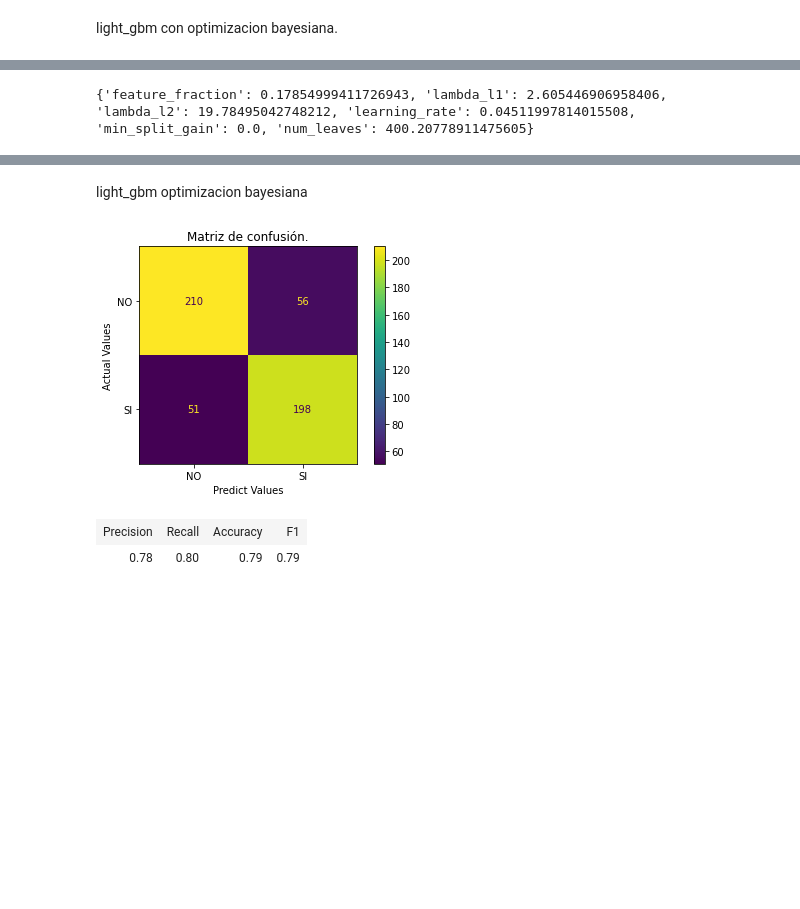
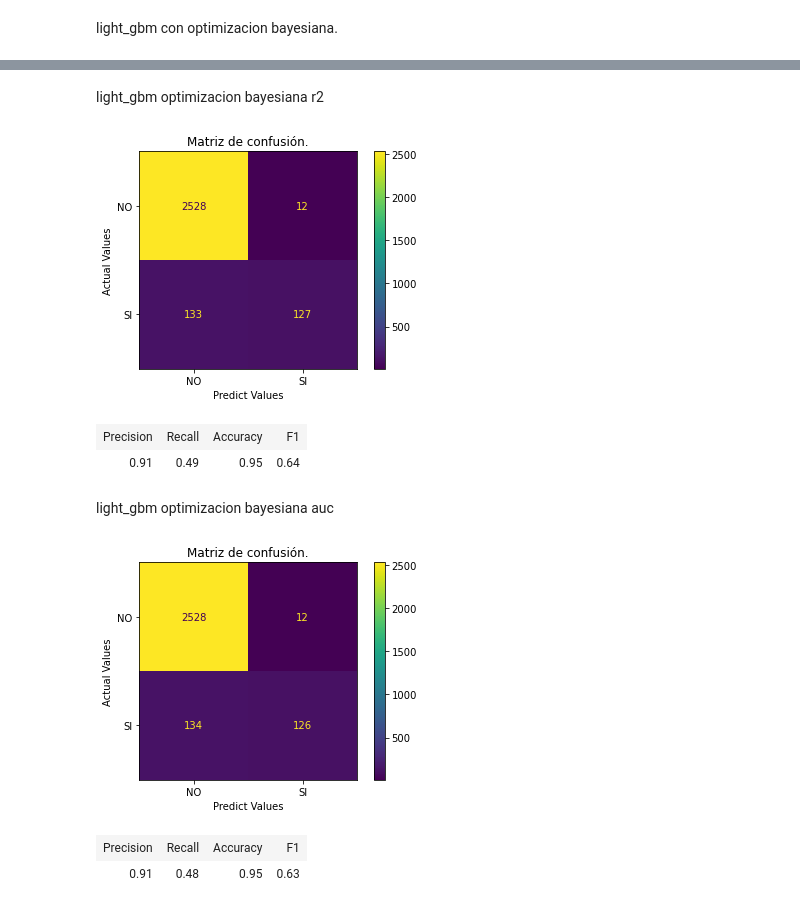
Before and after one commit to nmarcovecchio/tfi_itba_gfw, a Jupyter notebook: python/notebooks/tfi_con_FeatureEngenieering.ipynb, the cells around one changed output, grey strips where cells are left out. Cells and saved outputs as stored; diff of their text form; code cells hidden in the pictures; blank space fills up the shorter version.

```diff
--- a/python/notebooks/tfi_con_FeatureEngenieering.ipynb
+++ b/python/notebooks/tfi_con_FeatureEngenieering.ipynb
@@ -331,7 +330,7 @@ y = application_train.is_fishing
 
 #dtrain = lgb.Dataset(data=X, label=y)
 
-def bayesion_opt_lgbm(X, y, init_iter=3, n_iters=7, random_state=11, seed = 101, num_iterations=100):
+def bayesion_opt_lgbm(X, y, init_iter=3, n_iters=7, random_state=11, seed = 101, num_iterations=100,metric_error='AUC'):
     dtrain = lgb.Dataset(data=X, label=y)
 
     def lgb_r2_score(preds, dtrain):
@@ -348,7 +347,7 @@ def bayesion_opt_lgbm(X, y, init_iter=3, n_iters=7, random_state=11, seed = 101,
     def hyp_lgbm(num_leaves, feature_fraction,   min_split_gain, lambda_l1, lambda_l2, learning_rate):
 
             params = {'application':'binary','num_iterations': num_iterations,'early_stopping_round':int(50 + 7/learning_rate),
-                        'metric':'auc_score'} # Default parameters
+                        'metric':'lgb_r2_score'} # Default parameters
 
             params["num_leaves"] = int(round(num_leaves))
             params['feature_fraction'] = max(min(feature_fraction, 1), 0)
@@ -364,11 +363,15 @@ def bayesion_opt_lgbm(X, y, init_iter=3, n_iters=7, random_state=11, seed = 101,
             params['verbose']=-1
             params['objective'] ='binary'
             params['boost_from_average']=True #adjusts initial score to the mean of labels for faster convergence
-
-            cv_results = lgb.cv(params, dtrain, nfold=3, seed=seed,categorical_feature=[], stratified=False, verbose_eval =None, feval=auc_score)
+            if metric_error == 'AUC':
+                cv_results = lgb.cv(params, dtrain, nfold=3, seed=seed,categorical_feature=[], stratified=False, verbose_eval =None, feval=auc_score)
+                return np.max(cv_results['auc-mean'])
+            elif metric_error == 'R2':
+                cv_results = lgb.cv(params, dtrain, nfold=3, seed=seed,categorical_feature=[], stratified=False, verbose_eval =None, feval=lgb_r2_score)
+                return np.max(cv_results['r2-mean'])
 
             # print(cv_results)
-            return np.max(cv_results['auc-mean'])
+
     # Domain space-- Range of hyperparameters
     #https://lightgbm.readthedocs.io/en/latest/Parameters.html
 
@@ -385,17 +388,17 @@ def bayesion_opt_lgbm(X, y, init_iter=3, n_iters=7, random_state=11, seed = 101,
                 'learning_rate':(0.01, 0.2)
                 }
 
-
-
     # Surrogate model
     optimizer = BayesianOptimization(hyp_lgbm, pds, random_state=random_state)
-
     # Optimize
     optimizer.maximize(init_points=init_iter, n_iter=n_iters)
     return optimizer.max['params']
 
-parametros_optimos = bayesion_opt_lgbm(X, y, init_iter=100, n_iters=1900, random_state=50, seed = 40, num_iterations = 999999)
-print(parametros_optimos)
+parametros_optimos_r2 = bayesion_opt_lgbm(X, y, init_iter=50, n_iters=600, random_state=50, seed = 40, num_iterations = 999999, metric_error='R2')
+parametros_optimos_auc = bayesion_opt_lgbm(X, y, init_iter=50, n_iters=600, random_state=50, seed = 40, num_iterations = 999999, metric_error='AUC')
+
+print(parametros_optimos_r2)
+print(parametros_optimos_auc)
 # %% [output]
 |   iter    |  target   | featur... | lambda_l1 | lambda_l2 | learni... | min_sp... | num_le... |
 -------------------------------------------------------------------------------------------------
@@ -417,10 +420,8 @@ print(parametros_optimos)
-# %%
-print(parametros_optimos)
-# %% [output]
-{'feature_fraction': 0.17854999411726943, 'lambda_l1': 2.605446906958406, 'lambda_l2': 19.78495042748212, 'learning_rate': 0.04511997814015508, 'min_split_gain': 0.0, 'num_leaves': 400.20778911475605}
 # %%
 #parametros_optimos['max_depth'] = int(round(parametros_optimos['max_depth']))
-parametros_optimos['num_leaves'] = int(round(parametros_optimos['num_leaves']))
+parametros_optimos_r2['num_leaves'] = int(round(parametros_optimos_r2['num_leaves']))
+parametros_optimos_auc['num_leaves'] = int(round(parametros_optimos_auc['num_leaves']))
+
 
 dtrain = lgb.Dataset(data=X, label=y)
 def lgb_r2_score(preds, dtrain):
@@ -432,21 +433,32 @@ def auc_score(preds,dtrain):
         return 'auc', roc_auc_score(labels, preds), True
 
 #dt = lgb.train(parametros_optimos,  dtrain,categorical_feature=[], verbose_eval =None, feval=lgb_r2_score)
-dt = lgb.train(parametros_optimos,  dtrain,categorical_feature=[], verbose_eval =None, feval=auc_score)
+dt_r2 = lgb.train(parametros_optimos_r2,  dtrain,categorical_feature=[], verbose_eval =None, feval=lgb_r2_score)
+dt_auc = lgb.train(parametros_optimos_auc,  dtrain,categorical_feature=[], verbose_eval =None, feval=auc_score)
 
 #clf = lgb.fit(parametros_optimos,  dtrain,categorical_feature=[], verbose_eval =None, feval=lgb_r2_score)
 
 #lgb.plot_importance(dt)
 
-y_pred = dt.predict(X_test)
+y_pred = dt_r2.predict(X_test)
 #if>=0.5 ---> 1
 #else ---->0
 #rounding the values
 y_pred=y_pred.round(0)
 y_pred=y_pred.astype(int)
 y_pred = np.where(y_pred == 1, 'SI', 'NO')
+lgbm_precision_score_r2, lgbm_recall_score_r2, lgbm_accuracy_score_r2, lgbm_f1_score_r2 = evaluate_model('light_gbm optimizacion bayesiana r2',y_test, y_pred)
+
+y_pred = dt_auc.predict(X_test)
+#if>=0.5 ---> 1
+#else ---->0
+#rounding the values
+y_pred=y_pred.round(0)
+y_pred=y_pred.astype(int)
+y_pred = np.where(y_pred == 1, 'SI', 'NO')
+lgbm_precision_score_auc, lgbm_recall_score_auc, lgbm_accuracy_score_auc, lgbm_f1_score_auc = evaluate_model('light_gbm optimizacion bayesiana auc',y_test, y_pred)
+
 #print(y_pred)
 
-lgbm_precision_score, lgbm_recall_score, lgbm_accuracy_score, lgbm_f1_score = evaluate_model('light_gbm optimizacion bayesiana',y_test, y_pred)
 #cols = feature_importance_df_lgb[["feature", "importance"]].groupby("feature").mean().sort_values(by="importance", ascending=False)[:50].index
 # %% [output]
@@ -470,6 +482,10 @@ You can set `force_col_wise=true` to remove the overhead.
-light_gbm optimizacion bayesiana
+light_gbm optimizacion bayesiana r2
-[figure, old version]
+[figure, new version]
 | Precision | Recall | Accuracy | F1 |
-| 0.78 | 0.80 | 0.79 | 0.79 |
+| 0.91 | 0.49 | 0.95 | 0.64 |
+light_gbm optimizacion bayesiana auc
+[figure, added]
+| Precision | Recall | Accuracy | F1 |
+| 0.91 | 0.48 | 0.95 | 0.63 |
 # %%
 print('Plotting feature importances...')
```
Also changed, not shown: parts of 13 cells of this notebook, 1 other file.
